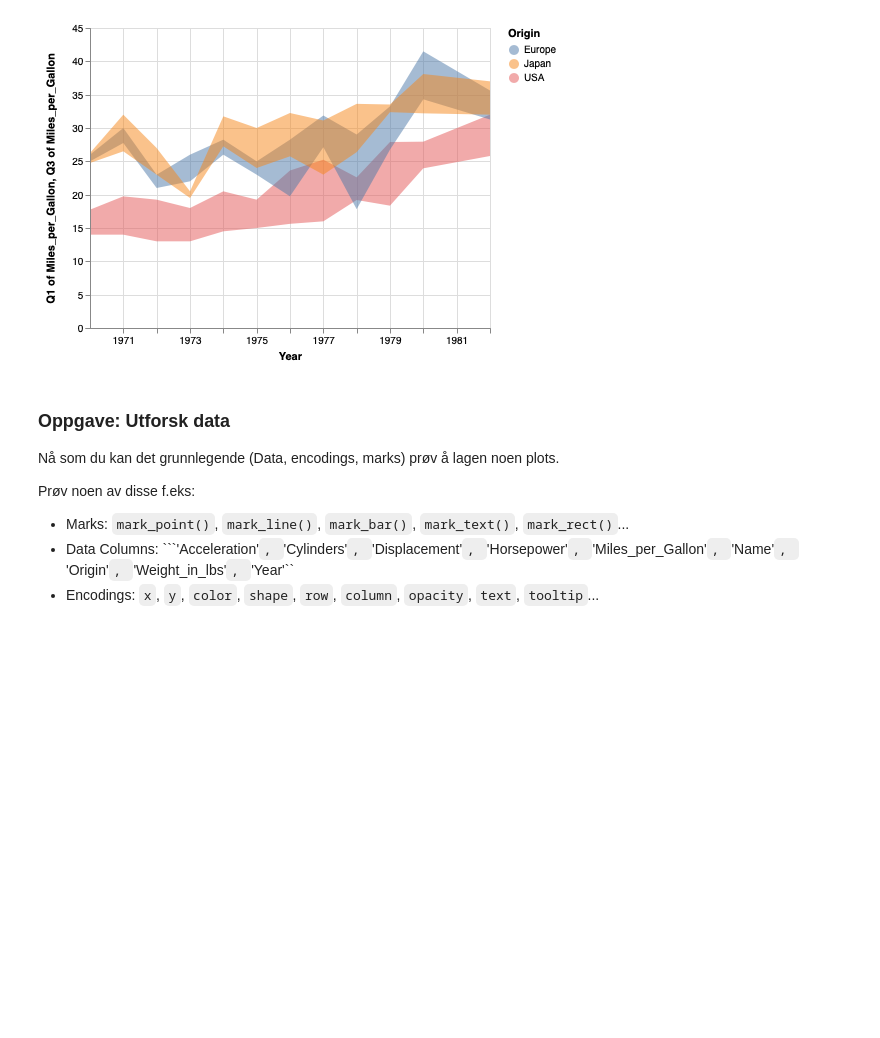
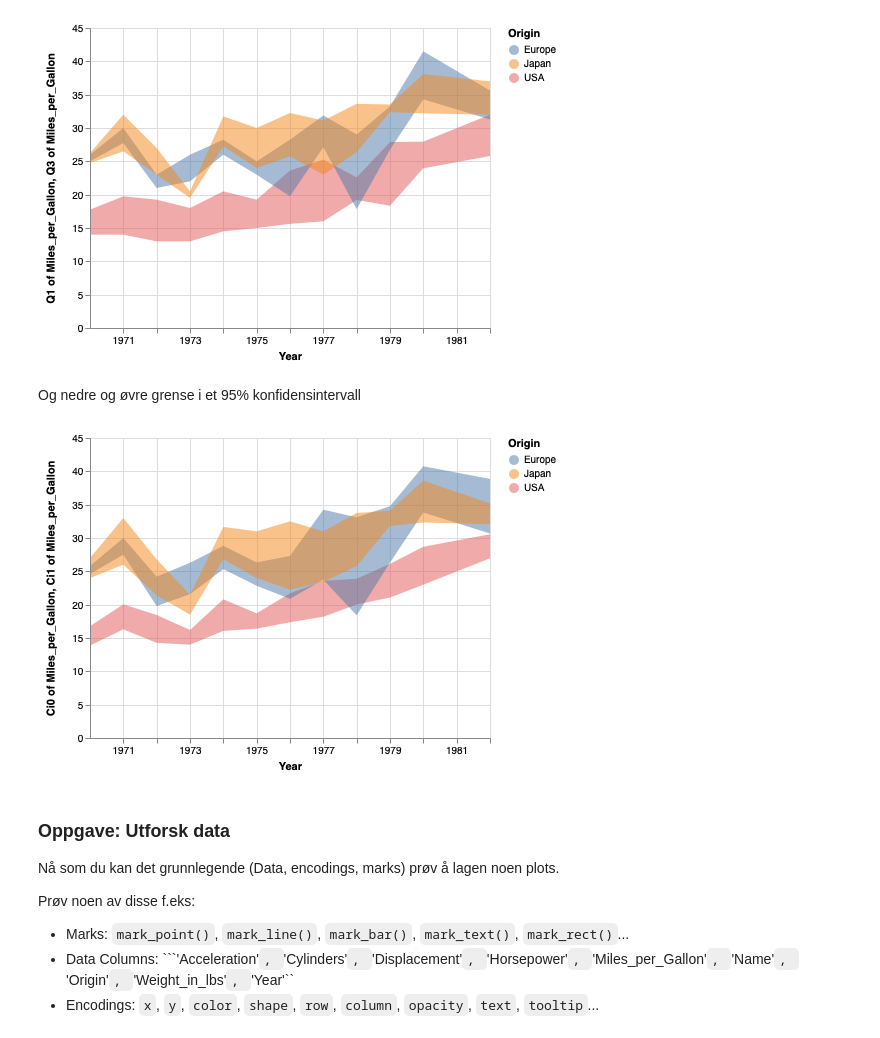
Before and after one commit to mareis/ProgX-1819, a Jupyter notebook: Altair og pandas/01-Enkle-grafer.ipynb, the cells around one changed output. Drawn from its saved outputs; the diff is of its cells as text; code cells hidden in the pictures; blank space fills up the shorter version.

```diff
--- a/Altair og pandas/01-Enkle-grafer.ipynb
+++ b/Altair og pandas/01-Enkle-grafer.ipynb
@@ -162,6 +162,17 @@ alt.Chart(df).mark_area(opacity=0.5).encode(
 )
 # %% [output]
 [figure]
+# %% [markdown]
+Og nedre og øvre grense i et 95% konfidensintervall
+# %%
+alt.Chart(df).mark_area(opacity=0.5).encode(
+    color='Origin',
+    y='ci0(Miles_per_Gallon)',
+    y2='ci1(Miles_per_Gallon)',
+    x='Year',
+)
+# %% [output]
+[figure, added]
 # %% [markdown]
 ### Oppgave: Utforsk data
 
```
